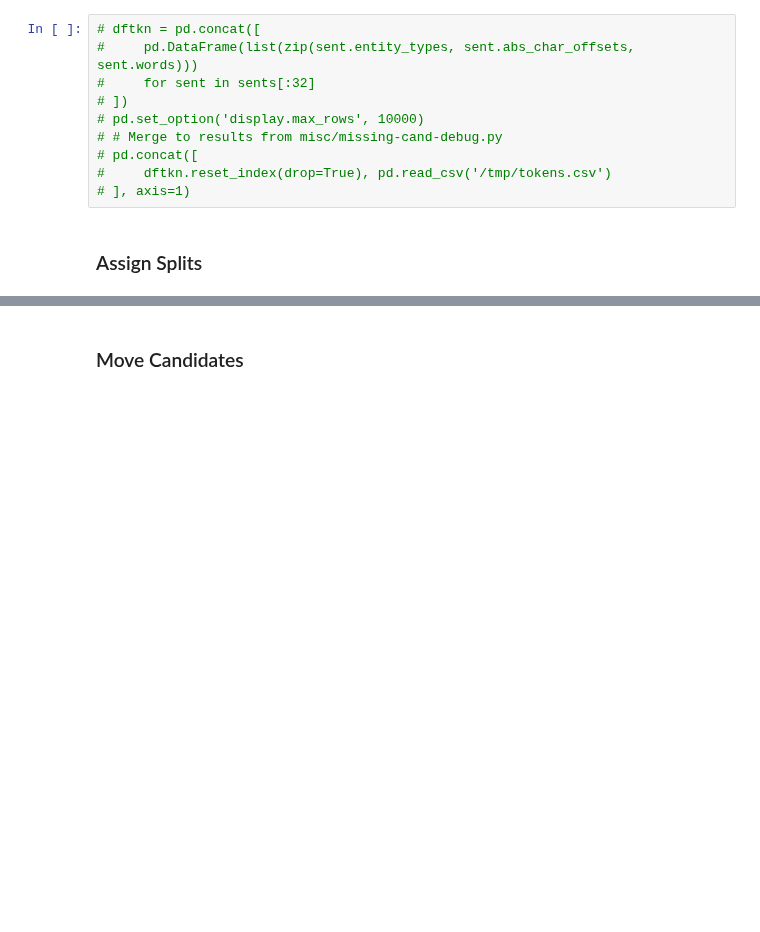
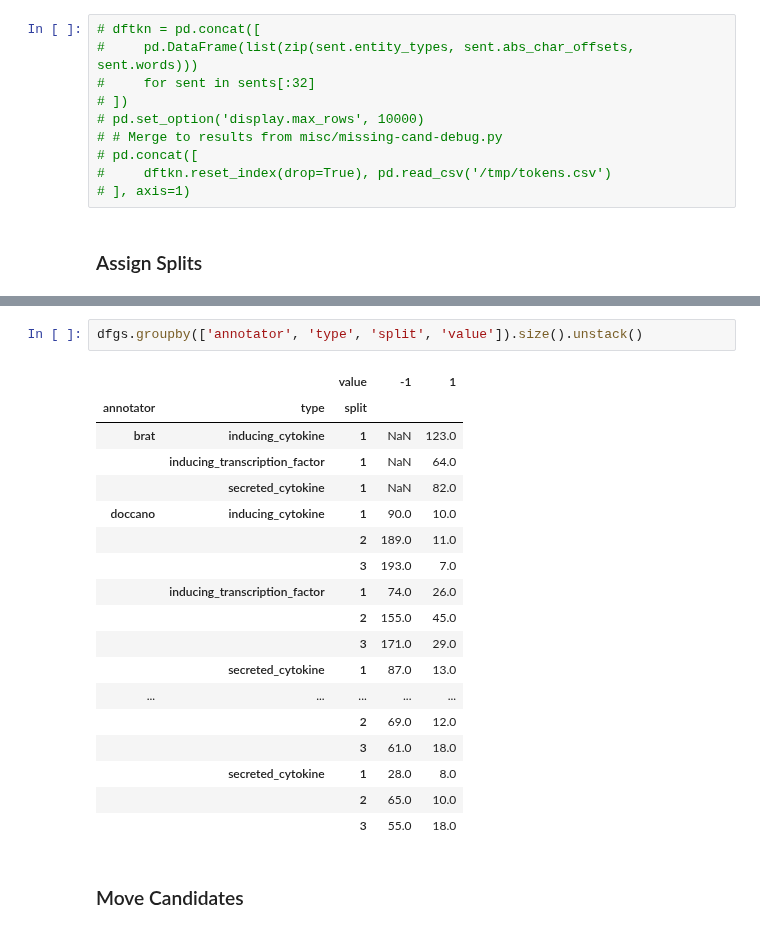
Before and after one commit to hammerlab/t-cell-relation-extraction, a Jupyter notebook: pipeline/07-candidate-splits.ipynb, the cells around one changed output, grey strips where cells are left out. Cells and saved outputs as stored; diff of their text form; blank space fills up the shorter version.

```diff
--- a/pipeline/07-candidate-splits.ipynb
+++ b/pipeline/07-candidate-splits.ipynb
@@ -433,6 +458,27 @@ dfgs.groupby(['annotator', 'type', 'value']).size().unstack()
 | snorkelngramviewer | inducing_cytokine | 152.0 | 25.0 |
 |  | inducing_transcription_factor | 161.0 | 38.0 |
 |  | secreted_cytokine | 148.0 | 36.0 |
+# %%
+dfgs.groupby(['annotator', 'type', 'split', 'value']).size().unstack()
+# %% [output]
+|  |  | value | -1 | 1 |
+| annotator | type | split |  |  |
+| brat | inducing_cytokine | 1 | NaN | 123.0 |
+|  | inducing_transcription_factor | 1 | NaN | 64.0 |
+|  | secreted_cytokine | 1 | NaN | 82.0 |
+| doccano | inducing_cytokine | 1 | 90.0 | 10.0 |
+|  |  | 2 | 189.0 | 11.0 |
+|  |  | 3 | 193.0 | 7.0 |
+|  | inducing_transcription_factor | 1 | 74.0 | 26.0 |
+|  |  | 2 | 155.0 | 45.0 |
+|  |  | 3 | 171.0 | 29.0 |
+|  | secreted_cytokine | 1 | 87.0 | 13.0 |
+| ... | ... | ... | ... | ... |
+|  |  | 2 | 69.0 | 12.0 |
+|  |  | 3 | 61.0 | 18.0 |
+|  | secreted_cytokine | 1 | 28.0 | 8.0 |
+|  |  | 2 | 65.0 | 10.0 |
+|  |  | 3 | 55.0 | 18.0 |
 # %% [markdown]
 ### Move Candidates
 # %%
```
Also changed, not shown: parts of 26 cells of this notebook.
